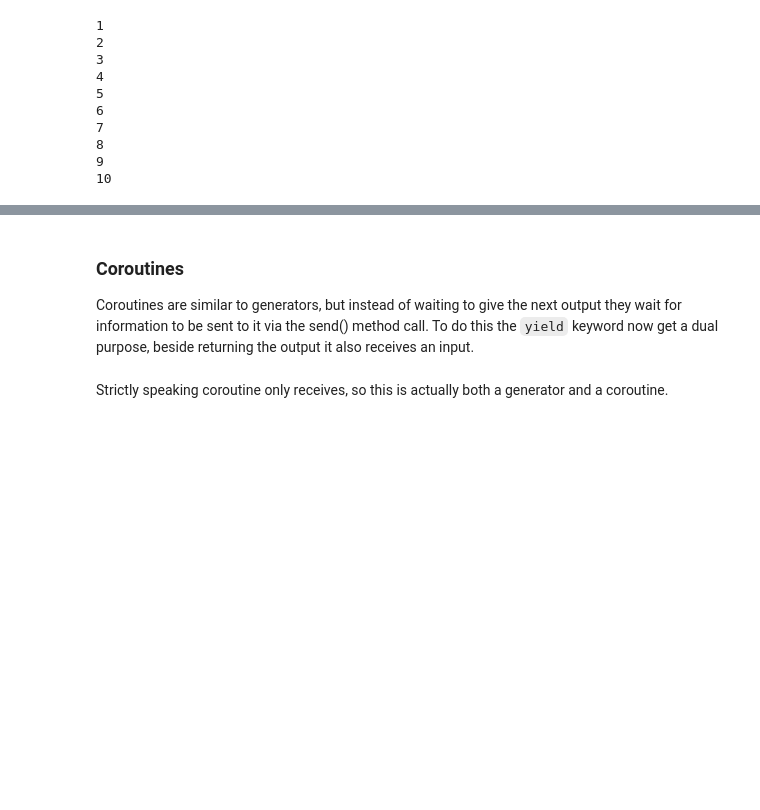
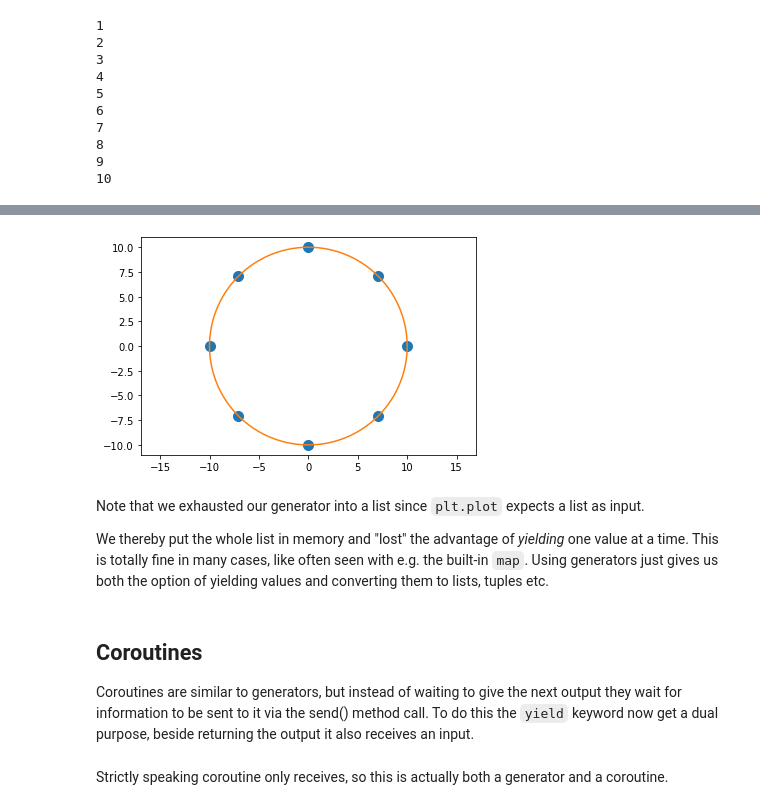
Before and after one commit to Python-Crash-Course/Python201, a Jupyter notebook: Session 3 - Advanced Functions/Session 3 - Advanced Functions.ipynb, the cells around one changed output, grey strips where cells are left out. Drawn from its saved outputs; the diff is of its cells as text; code cells hidden in the pictures; blank space fills up the shorter version.

Commit message:
Fix typos + add circle point generator example

```diff
--- a/Session 3 - Advanced Functions/Session 3 - Advanced Functions.ipynb
+++ b/Session 3 - Advanced Functions/Session 3 - Advanced Functions.ipynb
@@ -188,5 +262,33 @@ Generators are extremely common in Python 3 where many of the build-in functions
+# %%
+# Create generator with a circle of r=10 and angle increment of 45 degrees
+circle_point_gen = points_on_circle(radius=10, angle_increment=45)
+
+# Exhaust the generator into a list
+xy = list(circle_point_gen)
+
+# The list `xy` now has the format [(x1, y1), (x2, y2), ..., (xn, yn)]
+
+# Put x- and y-coordinates into separate lists
+x, y = zip(*xy)
+
+# Create the same circle, but with many points for plotting the entire circle
+xy_full_circle = list(points_on_circle(radius=10, angle_increment=1))
+x_full_circle, y_full_circle = zip(*xy_full_circle)
+
+# Plot the results (with axis kept equal to the circle doesn't stretch)
+import matplotlib.pyplot as plt
+plt.plot(x, y, '.', markersize=20)
+plt.plot(x_full_circle, y_full_circle)
+plt.axis('equal')
+plt.show()
+# %% [output]
+[figure, added]
+# %% [markdown]
+Note that we exhausted our generator into a list since `plt.plot` expects a list as input.
+
+We thereby put the whole list in memory and "lost" the advantage of *yielding* one value at a time. This is totally fine in many cases, like often seen with e.g. the built-in `map`. Using generators just gives us both the option of yielding values and converting them to lists, tuples etc.
 # %% [markdown]
-### Coroutines
+## Coroutines
 Coroutines are similar to generators, but instead of waiting to give the next output they wait for information to be sent to it via the send() method call. To do this the `yield` keyword now get a dual purpose, beside returning the output it also receives an input.
 # %%
 # Same example but now the yield keyword also insert an input into the num variable
```
Also changed, not shown: parts of 18 cells of this notebook.
